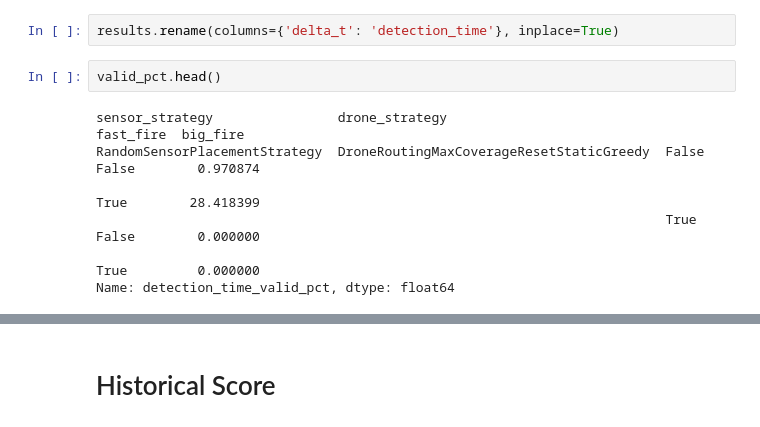
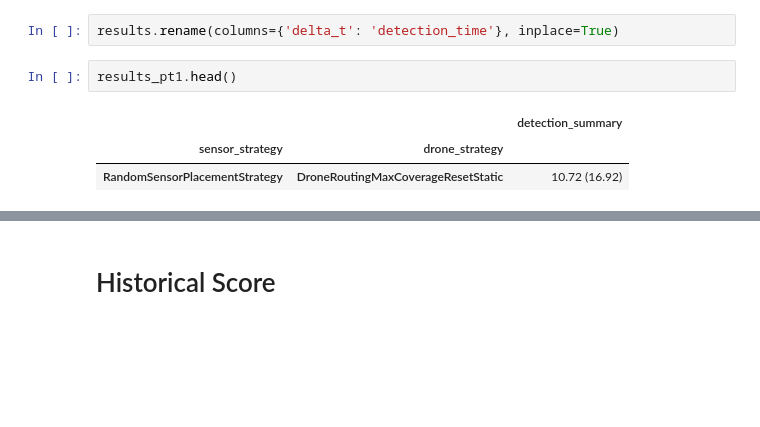
Before and after one commit to RomainPuech/wildfire_drone_routing, a Jupyter notebook: notebooks/leaderboard.ipynb, the cells around one changed output, grey strips where cells are left out. Cells and saved outputs as stored; diff of their text form; blank space fills up the shorter version.

```diff
--- a/notebooks/leaderboard.ipynb
+++ b/notebooks/leaderboard.ipynb
@@ -149,14 +185,11 @@ results_pt2 = pivoted_result
 # %%
 results.rename(columns={'delta_t': 'detection_time'}, inplace=True)
 # %%
-valid_pct.head()
+results_pt1.head()
 # %% [output]
-sensor_strategy                drone_strategy                            fast_fire  big_fire
-RandomSensorPlacementStrategy  DroneRoutingMaxCoverageResetStaticGreedy  False      False        0.970874
-                                                                                    True        28.418399
-                                                                         True       False        0.000000
-                                                                                    True         0.000000
-Name: detection_time_valid_pct, dtype: float64
+|  |  | detection_summary |
+| sensor_strategy | drone_strategy |  |
+| RandomSensorPlacementStrategy | DroneRoutingMaxCoverageResetStatic | 10.72 (16.92) |
 # %%
 results_pt1 = results.groupby(['sensor_strategy', 'drone_strategy']).agg(
     detection_time_mean=('detection_time', 'mean'),
```
Also changed, not shown: parts of 10 cells of this notebook.
